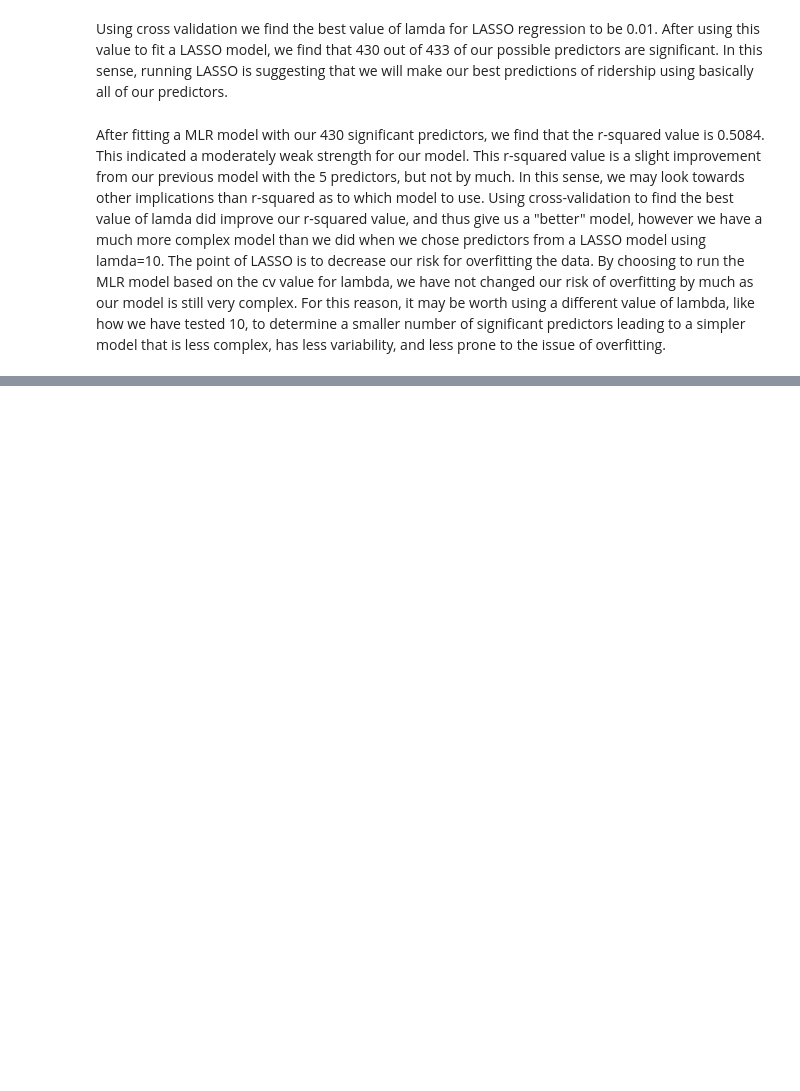
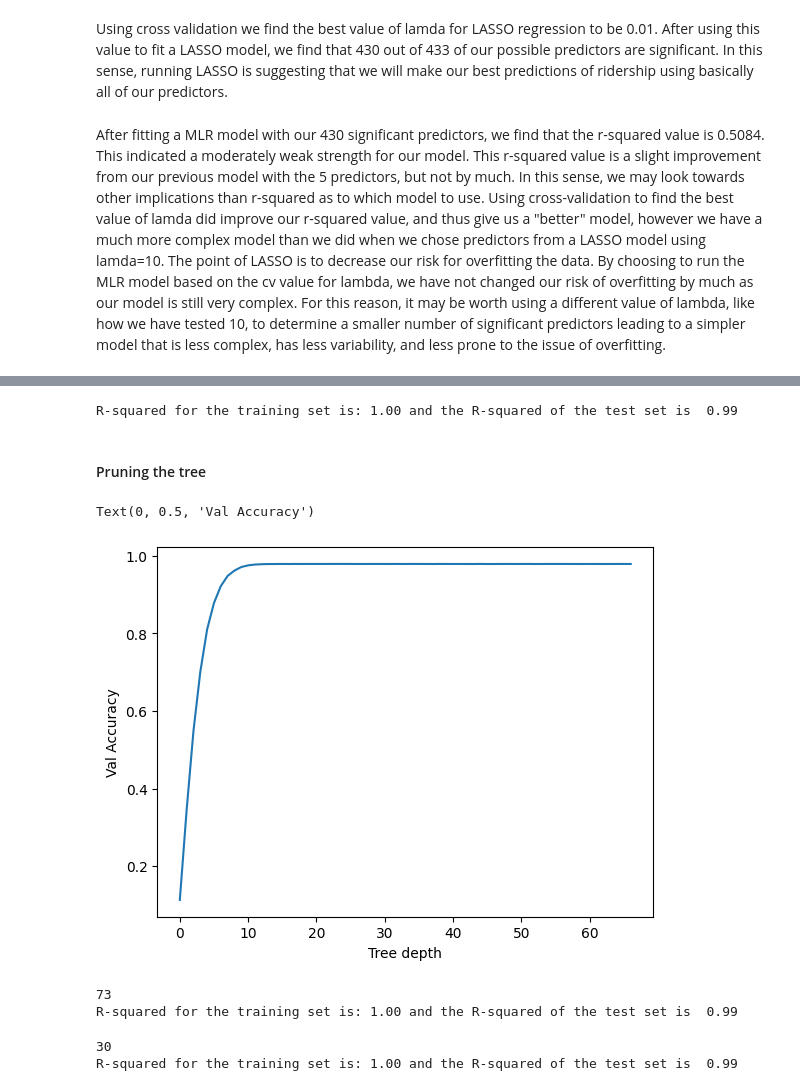
Before and after one commit to iansargent/nyc-subway-ridership-ml, a Jupyter notebook: final_report.ipynb, the cells around one changed output, grey strips where cells are left out. Saved outputs shown, nothing was run; the diff lists cells and outputs as text; code cells hidden in the pictures; blank space fills up the shorter version.

Commit message:
Adding decision tree information

```diff
--- a/final_report.ipynb
+++ b/final_report.ipynb
@@ -578,0 +590,46 @@ After fitting a MLR model with our 430 significant predictors, we find that the
+# %%
+R2_train = ridership_tree.score(X_train, y_train)
+R2_test = ridership_tree.score(X_test, y_test)
+
+print(f'R-squared for the training set is:{np.sqrt(R2_train): .2f} and the R-squared of the test set is {np.sqrt(R2_test): .2f}')
+# %% [output]
+R-squared for the training set is: 1.00 and the R-squared of the test set is  0.99
+# %% [markdown]
+#### Pruning the tree
+# %%
+from sklearn.model_selection import GridSearchCV
+
+
+param_grid = {'max_depth':range(1, 200, 3)}
+cross_val_tree = DecisionTreeRegressor()
+search = GridSearchCV(cross_val_tree, param_grid, cv=5, scoring = 'r2')
+grid_search = search.fit(X_train, y_train)
+# %%
+plt.plot(search.cv_results_['mean_test_score'])
+plt.xlabel('Tree depth')
+plt.ylabel('Val Accuracy')
+# %% [output]
+Text(0, 0.5, 'Val Accuracy')
+[figure, added]
+# %%
+depth = grid_search.best_params_['max_depth']
+print(depth)
+ridership_tree_pruned = DecisionTreeRegressor(max_depth=depth).fit(X_train, y_train)
+R2_train = ridership_tree_pruned.score(X_train, y_train)
+R2_test = ridership_tree_pruned.score(X_test, y_test)
+
+print(f'R-squared for the training set is:{np.sqrt(R2_train): .2f} and the R-squared of the test set is {np.sqrt(R2_test): .2f}')
+# %% [output]
+73
+R-squared for the training set is: 1.00 and the R-squared of the test set is  0.99
+# %%
+depth = 30
+print(depth)
+ridership_tree_pruned = DecisionTreeRegressor(max_depth=depth).fit(X_train, y_train)
+R2_train = ridership_tree_pruned.score(X_train, y_train)
+R2_test = ridership_tree_pruned.score(X_test, y_test)
+
+print(f'R-squared for the training set is:{np.sqrt(R2_train): .2f} and the R-squared of the test set is {np.sqrt(R2_test): .2f}')
+# %% [output]
+30
+R-squared for the training set is: 1.00 and the R-squared of the test set is  0.99
```
Also changed, not shown: parts of 25 cells of this notebook.
